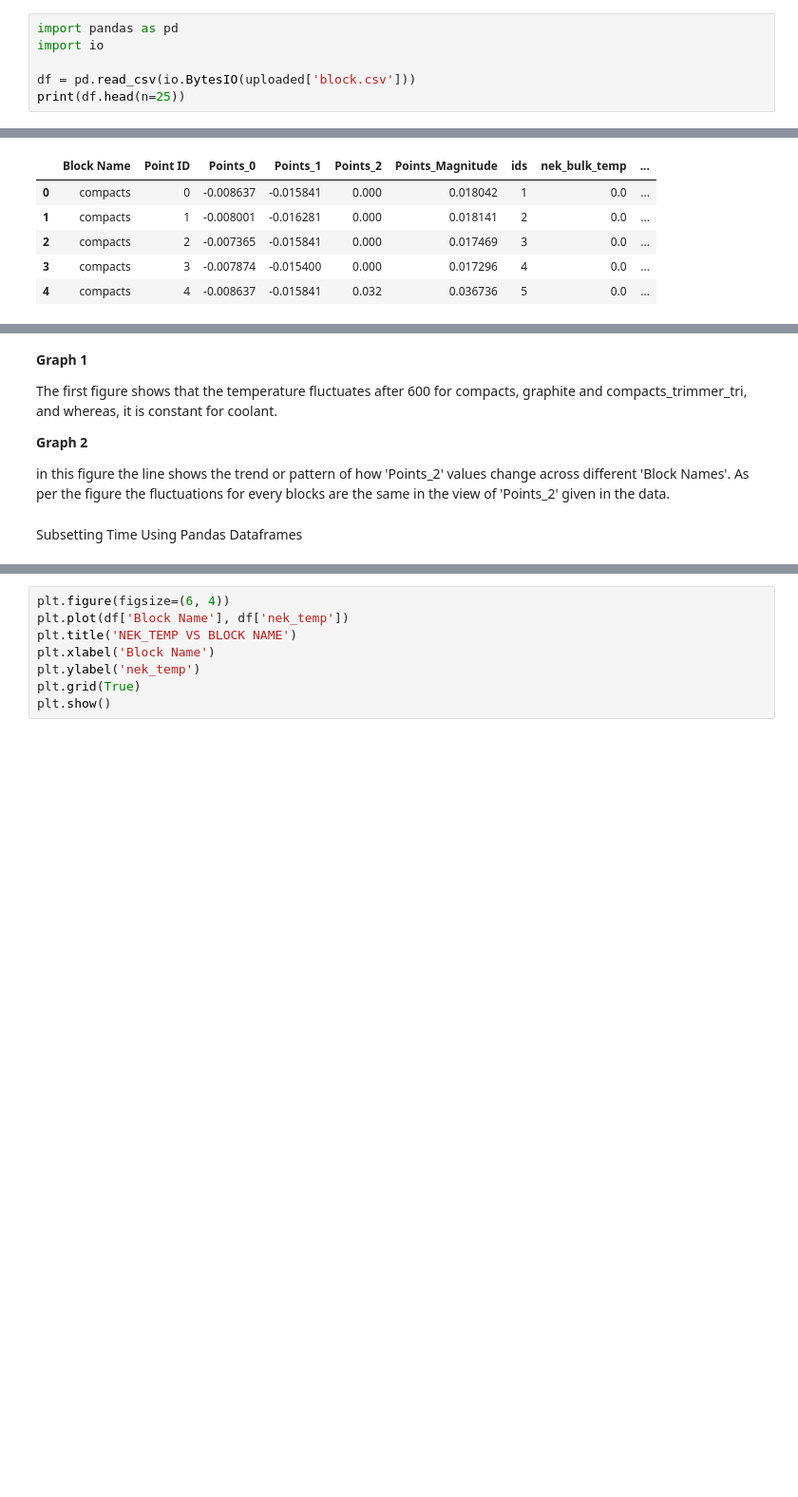
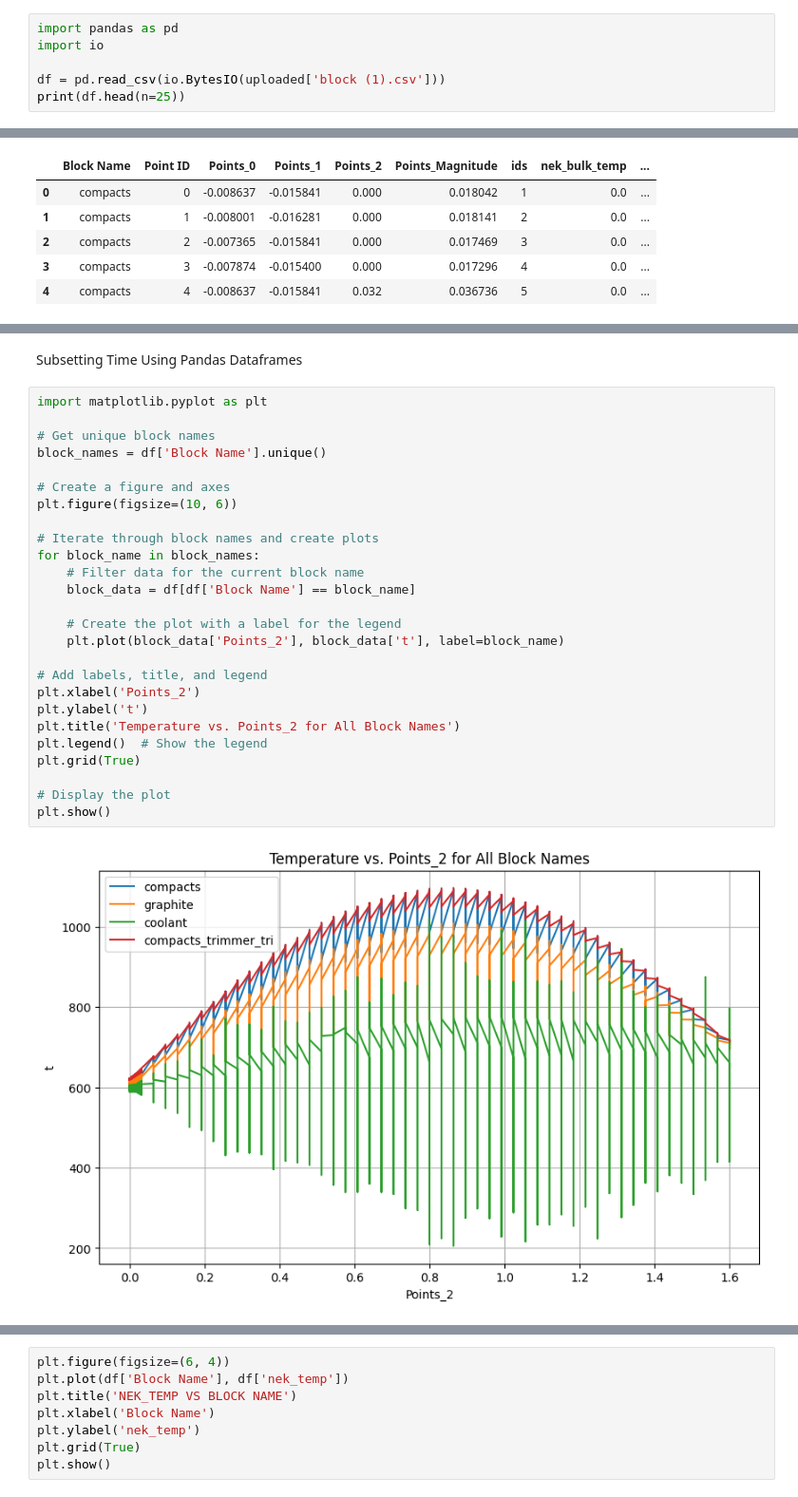
Before and after one commit to shriyageetika/PHYSICS-DATA, a Jupyter notebook: PHYSICS_DATA02.ipynb, the cells around one changed output, grey strips where cells are left out. Shown: that part at 95% size. Cells and saved outputs as stored; diff of their text form; blank space fills up the shorter version.

```diff
--- a/PHYSICS_DATA02.ipynb
+++ b/PHYSICS_DATA02.ipynb
@@ -23,7 +23,7 @@ block.csv  drive  sample_data
 import pandas as pd
 import io
 
-df = pd.read_csv(io.BytesIO(uploaded['block.csv']))
+df = pd.read_csv(io.BytesIO(uploaded['block (1).csv']))
 print(df.head(n=25))
 # %% [output]
    Block Name  Point ID  Points_0  Points_1  Points_2  Points_Magnitude  ids  \
@@ -102,10 +81,30 @@ plt.show()
-# %% [markdown]
-**Graph 1**
-
-The first figure shows that the temperature fluctuates after 600 for compacts, graphite and compacts_trimmer_tri, and whereas, it is constant for coolant.
-
-**Graph 2**
-
-in this figure the line shows the trend or pattern of how 'Points_2' values change across different 'Block Names'. As per the figure the fluctuations for every blocks are the same in the view of 'Points_2' given in the data.
 # %% [markdown]
 Subsetting Time Using Pandas Dataframes
+# %%
+import matplotlib.pyplot as plt
+
+# Get unique block names
+block_names = df['Block Name'].unique()
+
+# Create a figure and axes
+plt.figure(figsize=(10, 6))
+
+# Iterate through block names and create plots
+for block_name in block_names:
+    # Filter data for the current block name
+    block_data = df[df['Block Name'] == block_name]
+
+    # Create the plot with a label for the legend
+    plt.plot(block_data['Points_2'], block_data['t'], label=block_name)
+
+# Add labels, title, and legend
+plt.xlabel('Points_2')
+plt.ylabel('t')
+plt.title('Temperature vs. Points_2 for All Block Names')
+plt.legend()  # Show the legend
+plt.grid(True)
+
+# Display the plot
+plt.show()
+# %% [output]
+[figure, added]
```
Also changed, not shown: parts of 7 cells of this notebook.
